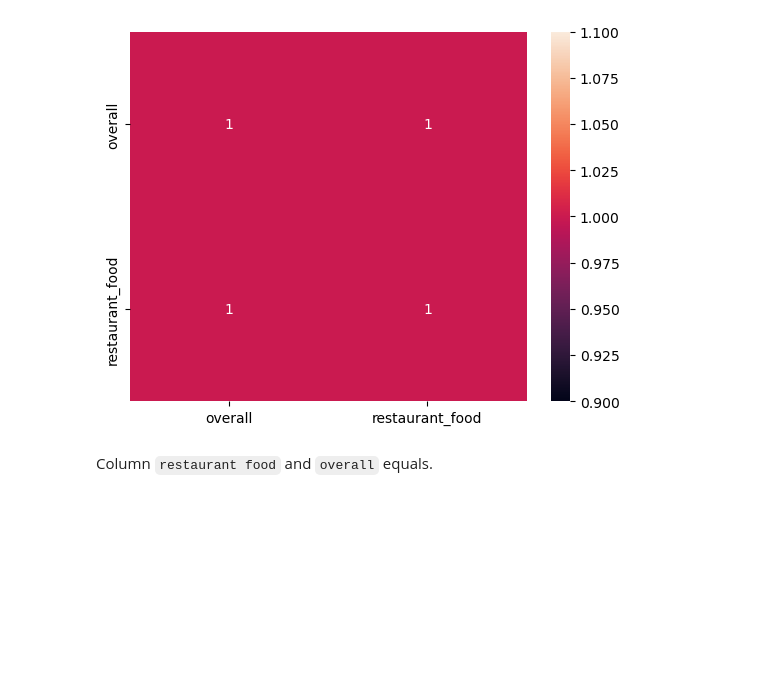
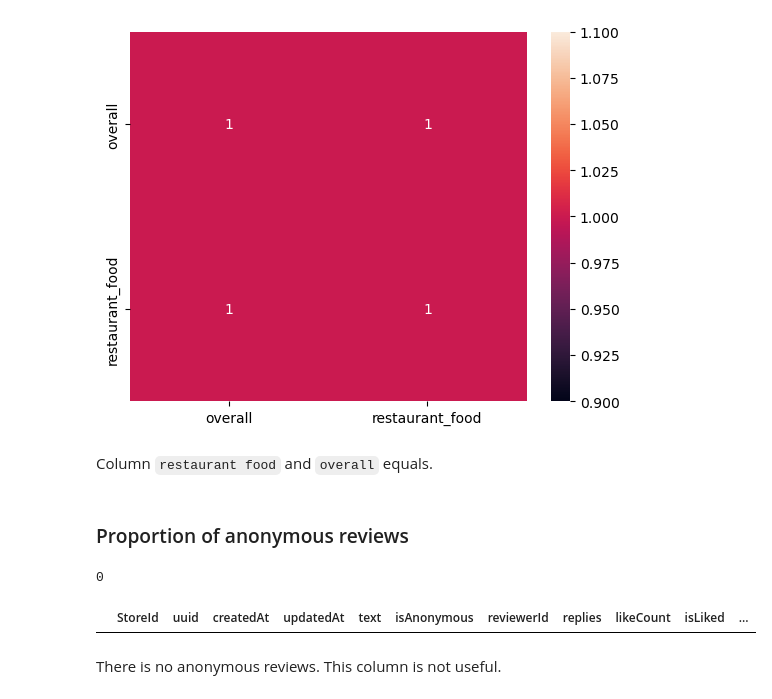
Before and after one commit to YuTingdata/panda-food-taiwan-analysis, a Jupyter notebook: panda_food_tainan.ipynb, the cells around one changed output. Cells and saved outputs as stored; diff of their text form; code cells hidden in the pictures; blank space fills up the shorter version.

Commit message:
Add proportion anonymous reviews

```diff
--- a/panda_food_tainan.ipynb
+++ b/panda_food_tainan.ipynb
@@ -234,3 +236,17 @@ sns.heatmap(tmp_df, annot=True)
 [figure]
 # %% [markdown]
 Column `restaurant food` and `overall` equals.
+# %% [markdown]
+### Proportion of anonymous reviews
+# %%
+n = data_reviews.shape[0]
+anonymous_count = np.sum(data_reviews.isAnonymous.values)
+anonymous_count
+# %% [output]
+0
+# %%
+data_reviews[data_reviews["isAnonymous"] == True]
+# %% [output]
+|  | StoreId | uuid | createdAt | updatedAt | text | isAnonymous | reviewerId | replies | likeCount | isLiked | ... |
+# %% [markdown]
+There is no anonymous reviews. This column is not useful.
```
Also changed, not shown: parts of 2 cells of this notebook.
